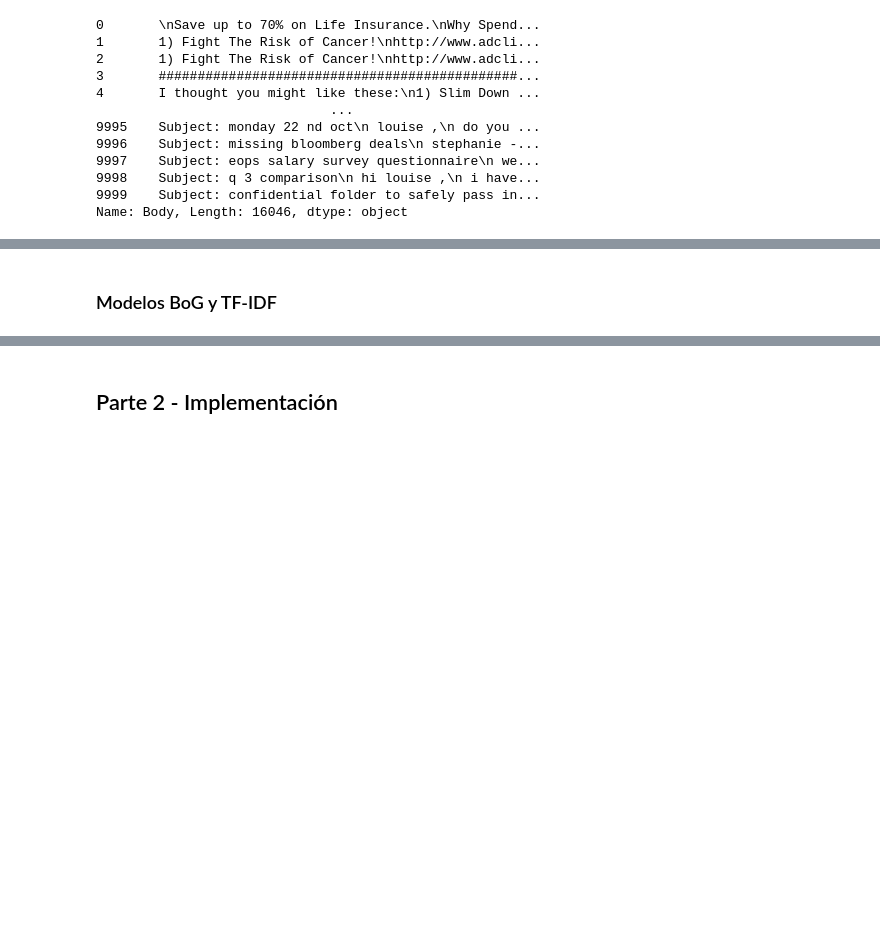
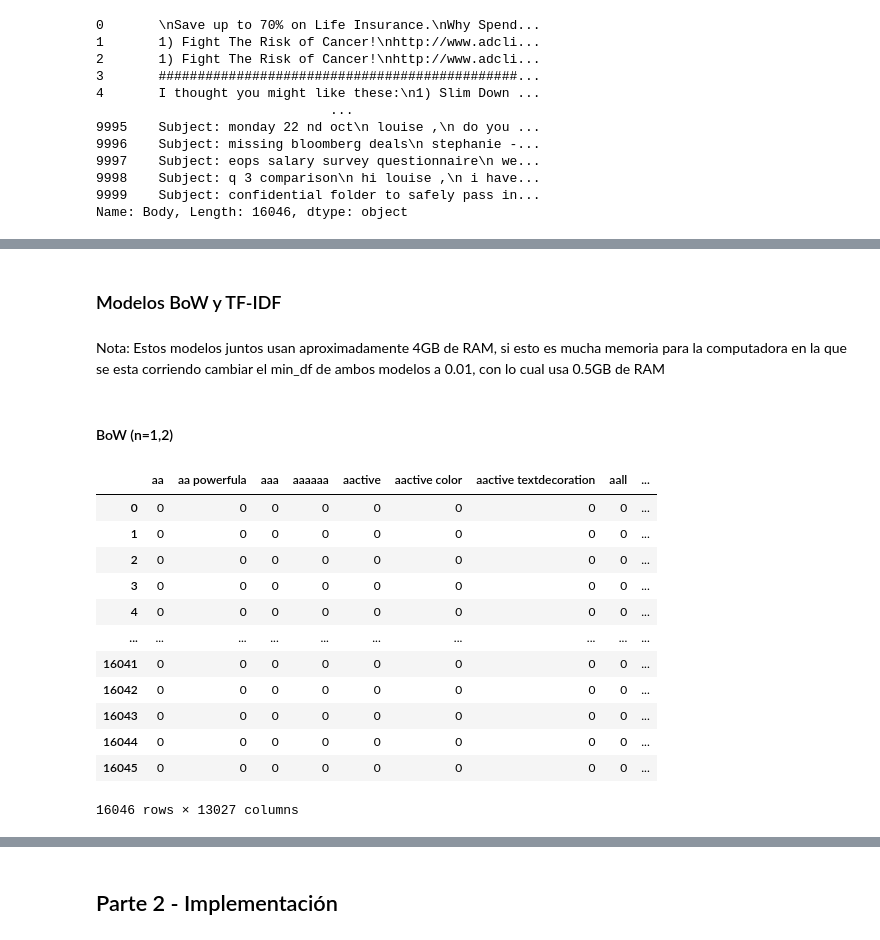
Before and after one commit to sebas411/Lab2-Security-Data-Science, a Jupyter notebook: Lab 2.ipynb, the cells around one changed output, grey strips where cells are left out. Saved outputs shown, nothing was run; the diff lists cells and outputs as text; code cells hidden in the pictures; blank space fills up the shorter version.

Commit message:
Implementación de modelos BoW y TF-IDF

```diff
--- a/Lab 2.ipynb
+++ b/Lab 2.ipynb
@@ -117,2 +121,4 @@ df.sample(10)
 # %% [markdown]
-### Modelos BoG y TF-IDF
+### Modelos BoW y TF-IDF
+# %% [markdown]
+Nota: Estos modelos juntos usan aproximadamente 4GB de RAM, si esto es mucha memoria para la computadora en la que se esta corriendo cambiar el min_df de ambos modelos a 0.01, con lo cual usa 0.5GB de RAM
@@ -118,0 +127,24 @@ df.sample(10)
+# %% [markdown]
+#### BoW (n=1,2)
+# %%
+cv = CountVectorizer(min_df=0.0005, ngram_range=(1,2))
+cv_matrix = cv.fit_transform(body)
+cv_matrix = cv_matrix.toarray()
+vocabulario = cv.get_feature_names_out()
+vocabulario.shape
+bow = pd.DataFrame(cv_matrix, columns=vocabulario)
+bow
+# %% [output]
+|  | aa | aa powerfula | aaa | aaaaaa | aactive | aactive color | aactive textdecoration | aall | ... |
+| 0 | 0 | 0 | 0 | 0 | 0 | 0 | 0 | 0 | ... |
+| 1 | 0 | 0 | 0 | 0 | 0 | 0 | 0 | 0 | ... |
+| 2 | 0 | 0 | 0 | 0 | 0 | 0 | 0 | 0 | ... |
+| 3 | 0 | 0 | 0 | 0 | 0 | 0 | 0 | 0 | ... |
+| 4 | 0 | 0 | 0 | 0 | 0 | 0 | 0 | 0 | ... |
+| ... | ... | ... | ... | ... | ... | ... | ... | ... | ... |
+| 16041 | 0 | 0 | 0 | 0 | 0 | 0 | 0 | 0 | ... |
+| 16042 | 0 | 0 | 0 | 0 | 0 | 0 | 0 | 0 | ... |
+| 16043 | 0 | 0 | 0 | 0 | 0 | 0 | 0 | 0 | ... |
+| 16044 | 0 | 0 | 0 | 0 | 0 | 0 | 0 | 0 | ... |
+| 16045 | 0 | 0 | 0 | 0 | 0 | 0 | 0 | 0 | ... |
+16046 rows × 13027 columns
```
Also changed, not shown: parts of 6 cells of this notebook.
